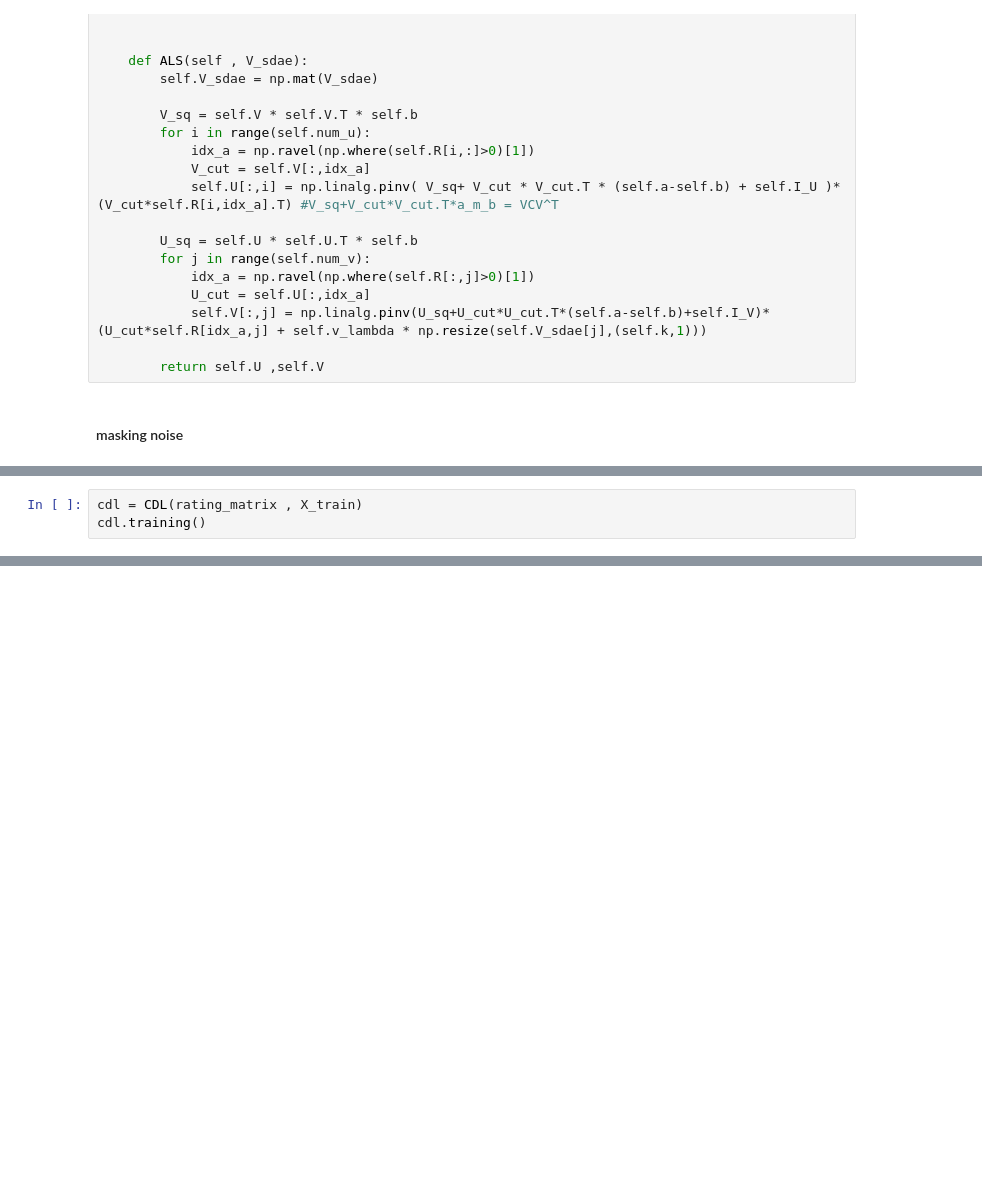
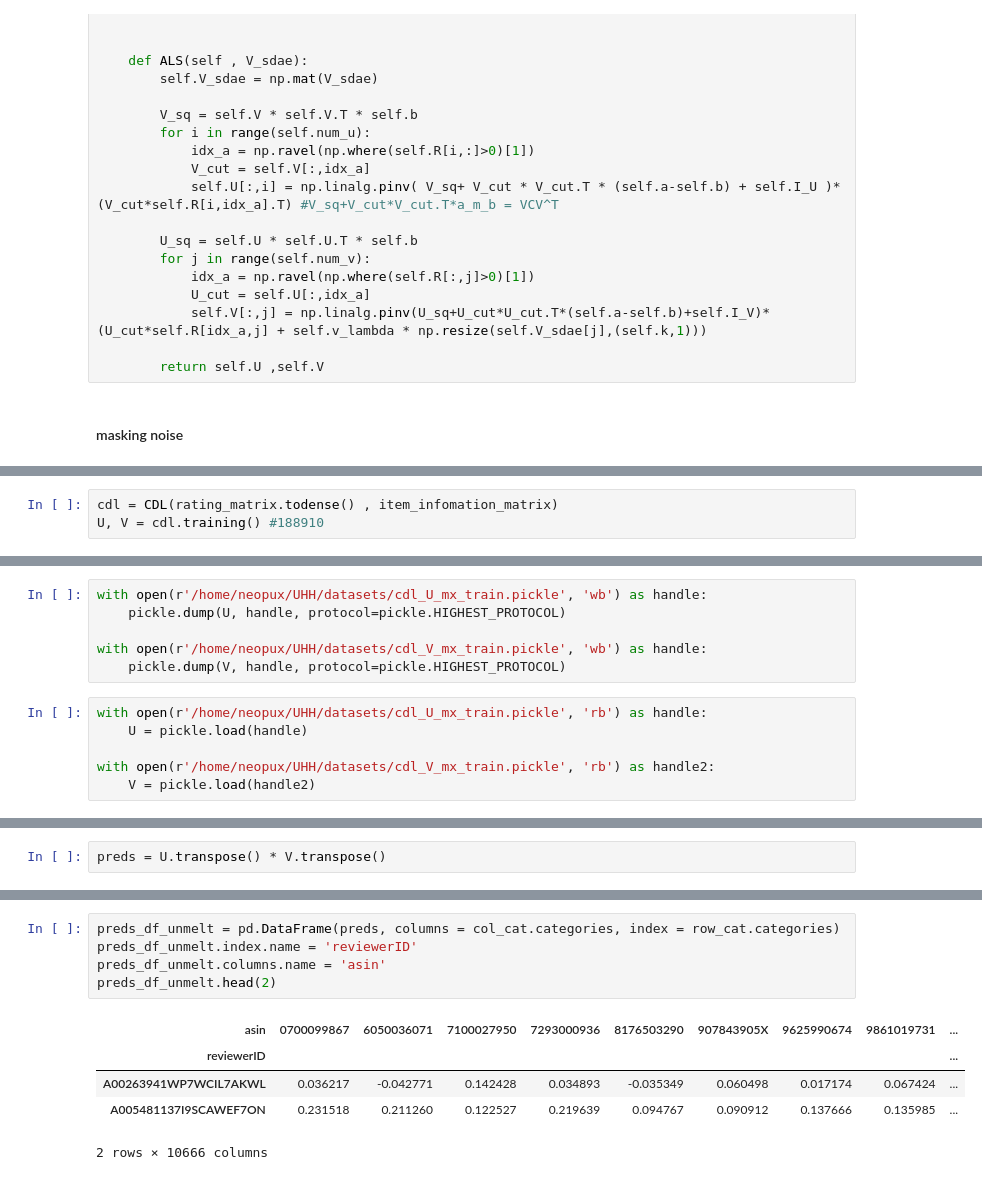
Before and after one commit to rorki/Recommender-Systems, a Jupyter notebook: CDL.ipynb, the cells around one changed output, grey strips where cells are left out. Cells and saved outputs as stored; diff of their text form; blank space fills up the shorter version.

```diff
--- a/CDL.ipynb
+++ b/CDL.ipynb
@@ -303,3 +312,3 @@ KeyboardInterrupt:
 # %%
-cdl = CDL(rating_matrix , X_train)
-cdl.training()
+cdl = CDL(rating_matrix.todense() , item_infomation_matrix)
+U, V = cdl.training() #188910
@@ -310,0 +338,12 @@ Flushing output cache (4 entries)
+# %%
+with open(r'/home/neopux/UHH/datasets/cdl_U_mx_train.pickle', 'wb') as handle:
+    pickle.dump(U, handle, protocol=pickle.HIGHEST_PROTOCOL)
+
+with open(r'/home/neopux/UHH/datasets/cdl_V_mx_train.pickle', 'wb') as handle:
+    pickle.dump(V, handle, protocol=pickle.HIGHEST_PROTOCOL)
+# %%
+with open(r'/home/neopux/UHH/datasets/cdl_U_mx_train.pickle', 'rb') as handle:
+    U = pickle.load(handle)
+
+with open(r'/home/neopux/UHH/datasets/cdl_V_mx_train.pickle', 'rb') as handle2:
+    V = pickle.load(handle2)
@@ -310,0 +358,2 @@ Flushing output cache (4 entries)
+# %%
+preds = U.transpose() * V.transpose()
@@ -310,0 +411,11 @@ Flushing output cache (4 entries)
+# %%
+preds_df_unmelt = pd.DataFrame(preds, columns = col_cat.categories, index = row_cat.categories)
+preds_df_unmelt.index.name = 'reviewerID'
+preds_df_unmelt.columns.name = 'asin'
+preds_df_unmelt.head(2)
+# %% [output]
+| asin | 0700099867 | 6050036071 | 7100027950 | 7293000936 | 8176503290 | 907843905X | 9625990674 | 9861019731 | ... |
+| reviewerID |  |  |  |  |  |  |  |  | ... |
+| A00263941WP7WCIL7AKWL | 0.036217 | -0.042771 | 0.142428 | 0.034893 | -0.035349 | 0.060498 | 0.017174 | 0.067424 | ... |
+| A005481137I9SCAWEF7ON | 0.231518 | 0.211260 | 0.122527 | 0.219639 | 0.094767 | 0.090912 | 0.137666 | 0.135985 | ... |
+2 rows × 10666 columns
```
Also changed, not shown: parts of 45 cells of this notebook, 3 other files.
